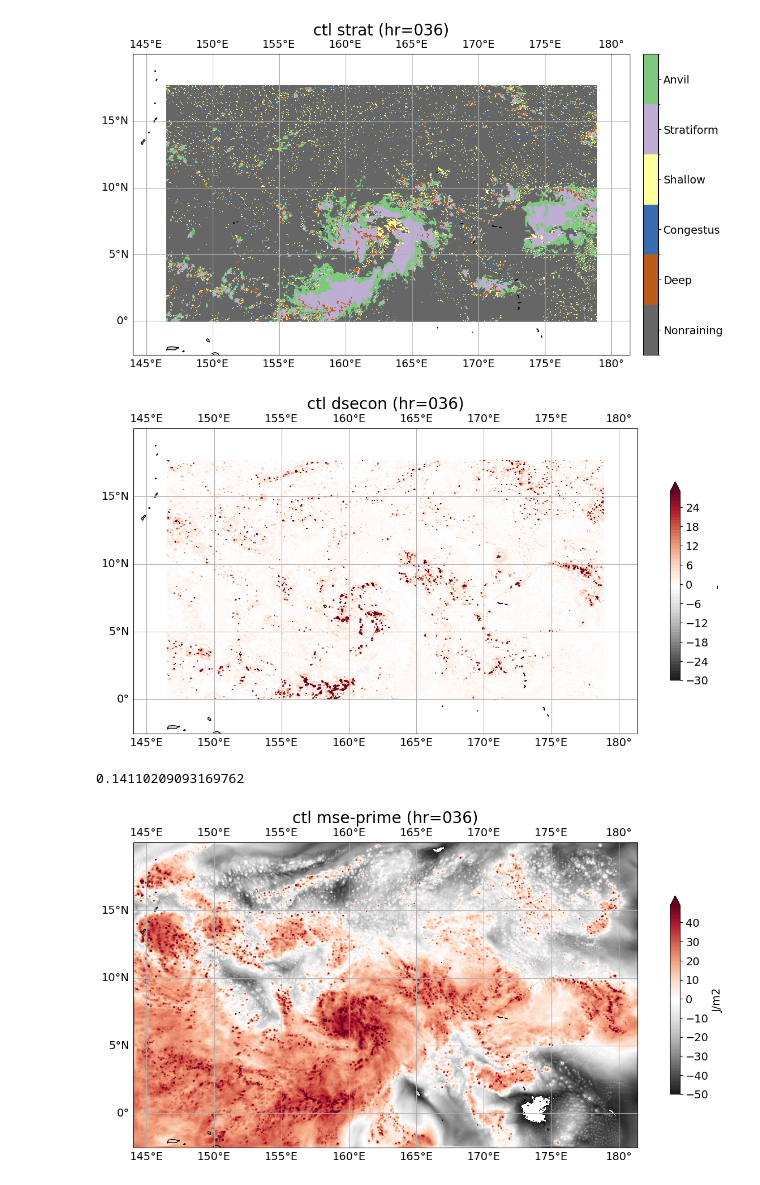
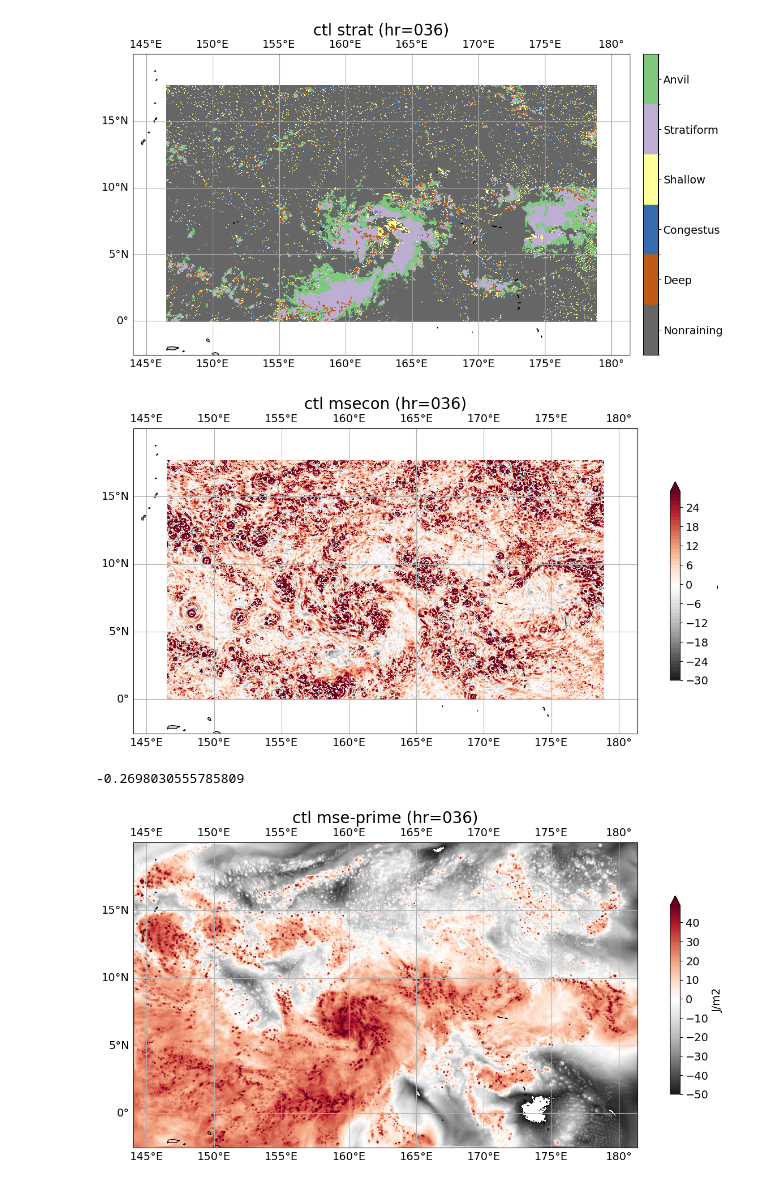
Before and after one commit to jhruppert/jhr-wrf-python, a Jupyter notebook: maps_msevars.ipynb, the cells around one changed output. Cells and saved outputs as stored; diff of their text form; code cells hidden in the pictures.

```diff
--- a/maps_msevars.ipynb
+++ b/maps_msevars.ipynb
@@ -227,11 +227,11 @@ varfil_main = Dataset(datdir+'mse.nc')
 dse = varfil_main.variables['dse'][it_plt[itest],:,:,:] # J/kg, calculated as cpT + gz
 amse = varfil_main.variables['mse_int'][it_plt[itest],:,:] # J/m2, vertically integrated
 # if formula == 'vadv':
-grad_s = varfil_main.variables['grad_s_vadv'][it_plt[itest],:,:] # J/m^2/s
-grad_h = varfil_main.variables['grad_h_vadv'][it_plt[itest],:,:] # J/m^2/s
+grad_s_vf = varfil_main.variables['grad_s_vadv'][it_plt[itest],:,:] # J/m^2/s
+grad_h_vf = varfil_main.variables['grad_h_vadv'][it_plt[itest],:,:] # J/m^2/s
 # elif formula == 'hflux':
-grad_s2 = varfil_main.variables['grad_s_hflux'][it_plt[itest],:,:] # J/m^2/s
-grad_h2 = varfil_main.variables['grad_h_hflux'][it_plt[itest],:,:] # J/m^2/s
+grad_s_hf = varfil_main.variables['grad_s_hflux'][it_plt[itest],:,:] # J/m^2/s
+grad_h_hf = varfil_main.variables['grad_h_hflux'][it_plt[itest],:,:] # J/m^2/s
 # elif formula == 'converg':
 grad_s3 = varfil_main.variables['grad_s_converg'][it_plt[itest],:,:] # J/m^2/s
 grad_h3 = varfil_main.variables['grad_h_converg'][it_plt[itest],:,:] # J/m^2/s
@@ -286,9 +286,9 @@ condh = varfil.variables['condh'][it_plt[itest],0,:,:] # mm/d
 varfil.close()
 condh /= 24 # mm/d --> mm/hr
 
-gms = grad_h / grad_s
-dsecon = grad_s
-msecon = grad_h
+gms = grad_h_vf / grad_s_hf
+# dsecon = grad_s_hf
+# msecon = grad_h_vf
 iu = u[ikplot,:,:]
 iv = v[ikplot,:,:]
 iw = w[ikplot,:,:]
@@ -495,45 +493,45 @@ hr_tag = str(np.char.zfill(str(it_plt[itest]), 3))
 
 # for kplot in range(0,3):
 # for kplot in range(0,3):
-for kplot in range(0,1):
+for kplot in range(1,2):
 
     if kplot == 0:
-        vartag='dsecon'
-        pltvar=dsecon * 1e-3
+        vartag='dsecon-hflux'
+        pltvar=grad_s_hf * 1e-3
         unittag='-'
     elif kplot == 1:
         vartag='msecon'
-        pltvar=msecon * 1e-3
+        pltvar=grad_h_vf * 1e-2
         unittag='-'
     elif kplot == 2:
         vartag='gms'
         pltvar=gms
         unittag='-'
 
     pltvar = mask_edges(pltvar)
 
     clevs = np.arange(-30,30)
     title=tests[itest]+' '+vartag+' (hr='+hr_tag+')'
 
     # Conduct smoothing using running average
     # nwindow = 5 # width = n * 3 km
     # pltvar_pd1 = pd.DataFrame(pltvar)
     # pltvar_pd2 = pltvar_pd1.rolling(window=nwindow, center=True, closed='both', axis=0).mean()
     # pltvar_pd = pltvar_pd2.rolling(window=nwindow, center=True, closed='both', axis=1).mean()
     # pltvar = np.copy(pltvar_pd)
 
     istrat_mask = 2 # Mask out all but this
     # pltvar = np.ma.masked_where((strat != istrat_mask),
     #                             pltvar, copy=True)
     # pltvar = np.ma.masked_where((strat == 1) | (strat == 2),
     #                             pltvar, copy=True)
 
     # do_plot(pltvar_pd, unittag, title, clevs)
     do_plot(pltvar, unittag, title, clevs)
     print(np.mean(pltvar))
 # %% [output]
-[figure, old version]
+[figure, new version]
-0.14110209093169762
+-0.2698030555785809
 # %%
 def var_smooth(pltvar,nwindow):
     pltvar_pd1 = pd.DataFrame(pltvar)
```
Also changed, not shown: parts of 1 cell of this notebook, 3 other files.
